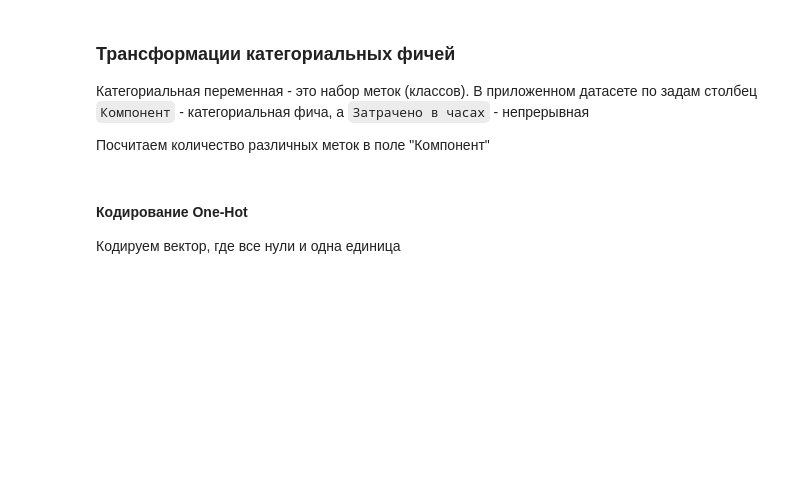
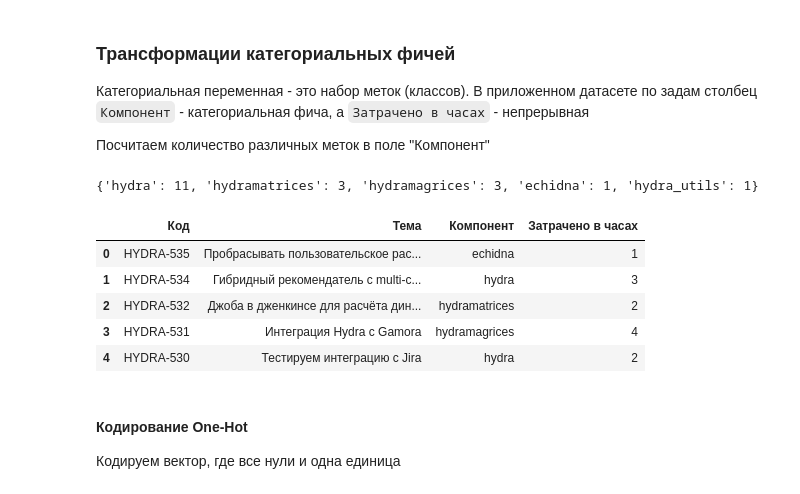
Before and after one commit to aleksandr-dzhumurat/ai_product_engineer, a Jupyter notebook: jupyter_notebooks/vol_00_pre_requirements_06_feature_engineering.ipynb, the cells around one changed output. Drawn from its saved outputs; the diff is of its cells as text; code cells hidden in the pictures; blank space fills up the shorter version.

```diff
--- a/jupyter_notebooks/vol_00_pre_requirements_06_feature_engineering.ipynb
+++ b/jupyter_notebooks/vol_00_pre_requirements_06_feature_engineering.ipynb
@@ -363,9 +378,17 @@ print("Min-Max scale датасет: %s" % transformed_data)
 # %%
 import pandas as pd
 
-df = pd.read_csv('data/task.csv')
+df = pd.read_csv(os.path.join(root_data_dir, 'task.csv'))
 print(df['Компонент'].value_counts().to_dict())
 df.head()
+# %% [output]
+{'hydra': 11, 'hydramatrices': 3, 'hydramagrices': 3, 'echidna': 1, 'hydra_utils': 1}
+|  | Код | Тема | Компонент | Затрачено в часах |
+| 0 | HYDRA-535 | Пробрасывать пользовательское рас... | echidna | 1 |
+| 1 | HYDRA-534 | Гибридный рекомендатель с multi-c... | hydra | 3 |
+| 2 | HYDRA-532 | Джоба в дженкинсе для расчёта дин... | hydramatrices | 2 |
+| 3 | HYDRA-531 | Интеграция Hydra с Gamora | hydramagrices | 4 |
+| 4 | HYDRA-530 | Тестируем интеграцию с Jira | hydra | 2 |
 # %% [markdown]
 #### Кодирование One-Hot
 
```
Also changed, not shown: parts of 64 cells of this notebook, 3 other files.
